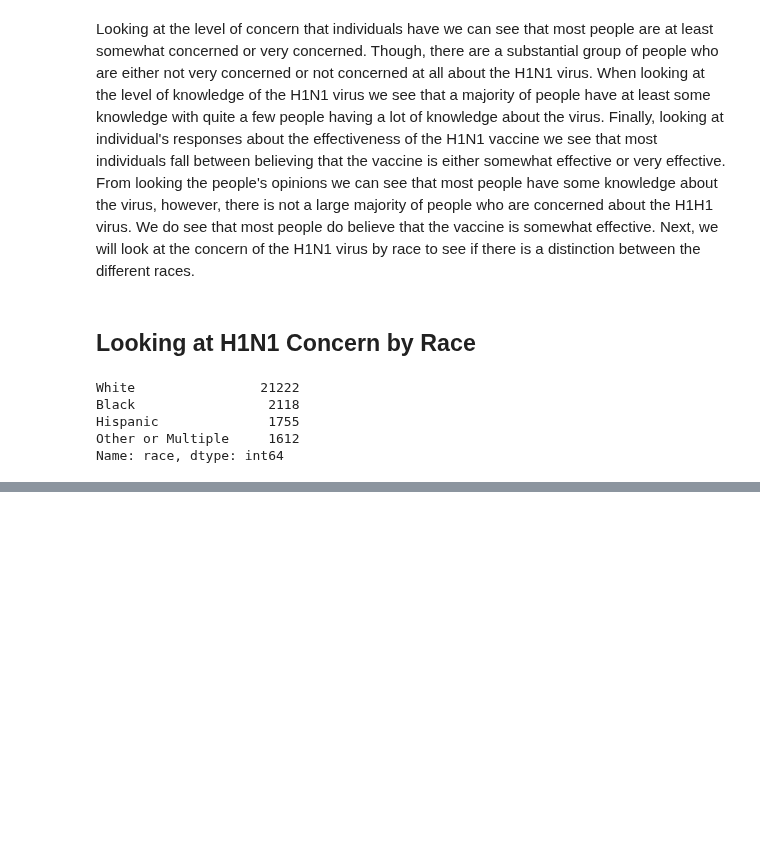
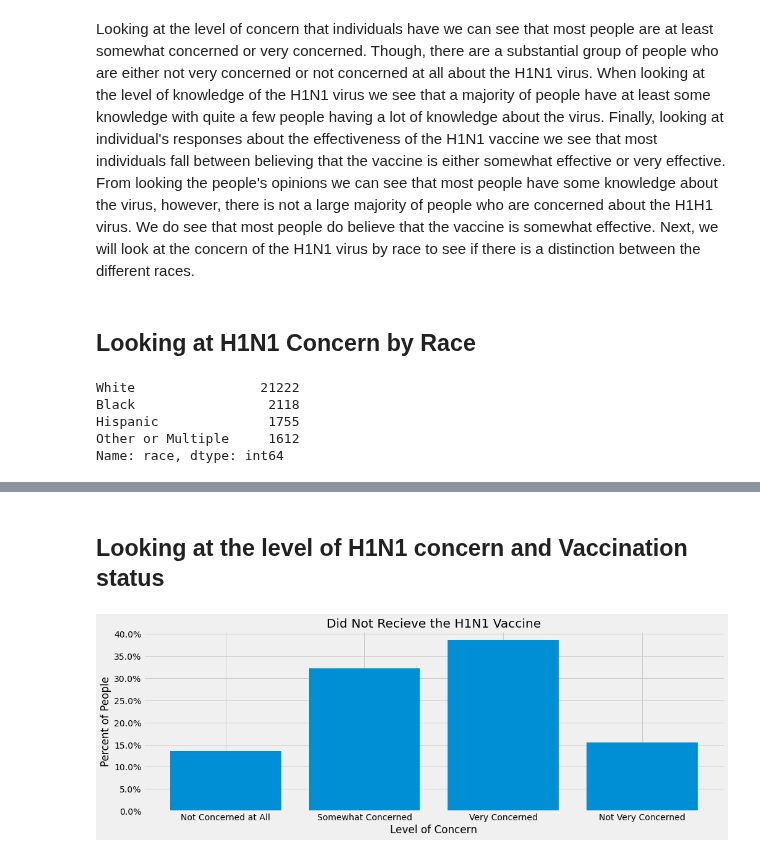
Before and after one commit to mankah/Capstone, a Jupyter notebook: Capstone.ipynb, the cells around one changed output, grey strips where cells are left out. Saved outputs shown, nothing was run; the diff lists cells and outputs as text; code cells hidden in the pictures; blank space fills up the shorter version.

```diff
--- a/Capstone.ipynb
+++ b/Capstone.ipynb
@@ -205,0 +214,19 @@ plt.xlabel('Level of Concern');
+# %% [markdown]
+## Looking at the level of H1N1 concern and Vaccination status
+# %%
+no_h1n1 = df[df.h1n1_vaccine == 0]
+level_concern_no_h1n1 = no_h1n1.h1n1_concern
+# %%
+no_vaccine = level_concern_no_h1n1.value_counts(normalize=True).sort_values()
+# %%
+fig, ax = plt.subplots(figsize = (15,5))
+x = ['Not Concerned at All', 'Not Very Concerned', 'Somewhat Concerned', 'Very Concerned']
+
+plt.bar(no_vaccine.index, no_vaccine.values)
+plt.title('Did Not Recieve the H1N1 Vaccine')
+plt.ylabel('Percent of People')
+plt.xlabel('Level of Concern')
+ax.yaxis.set_major_formatter(mtick.PercentFormatter(1.0))
+plt.xticks(ticks= no_vaccine.index ,labels= x);
+# %% [output]
+[figure, added]
```
Also changed, not shown: parts of 9 cells of this notebook.
